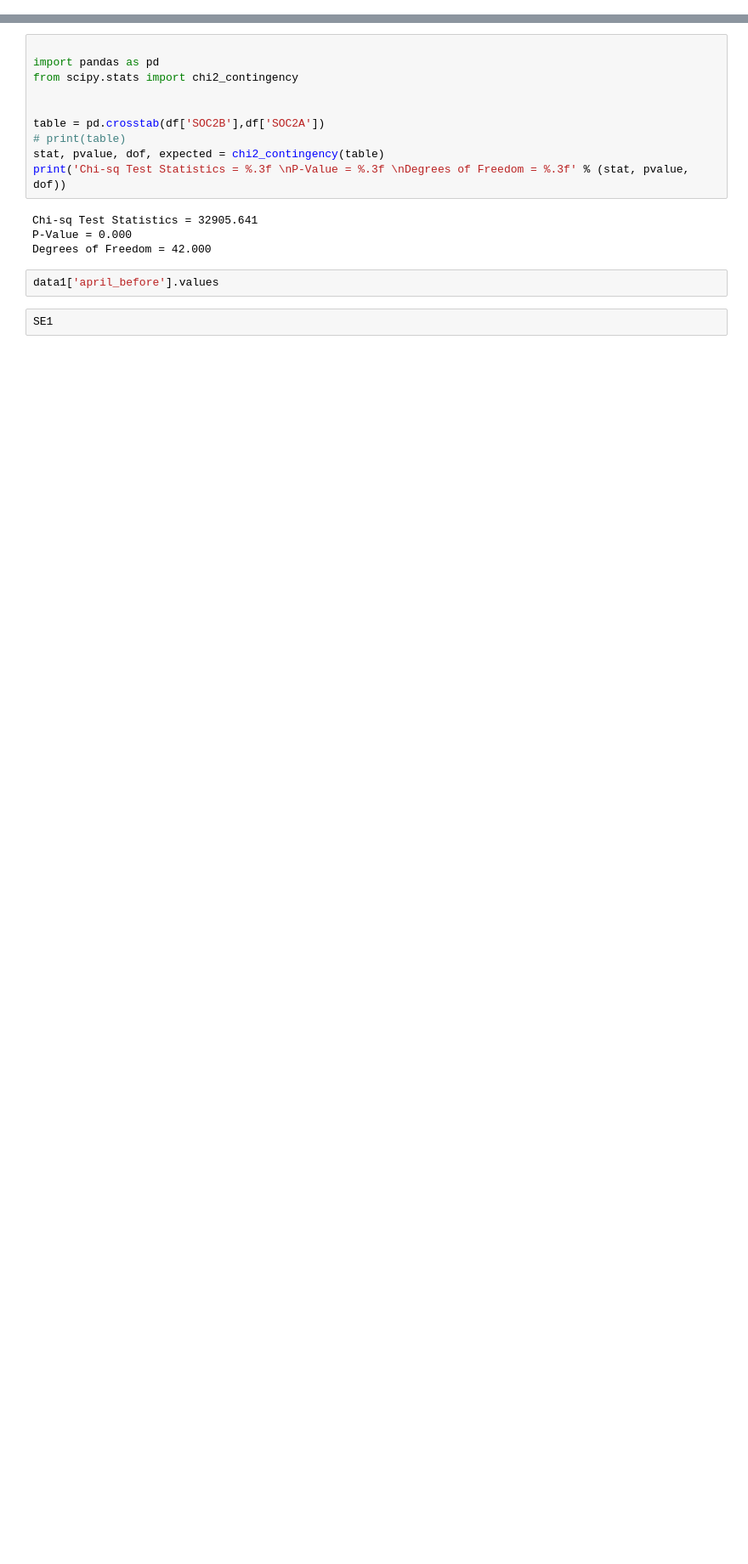
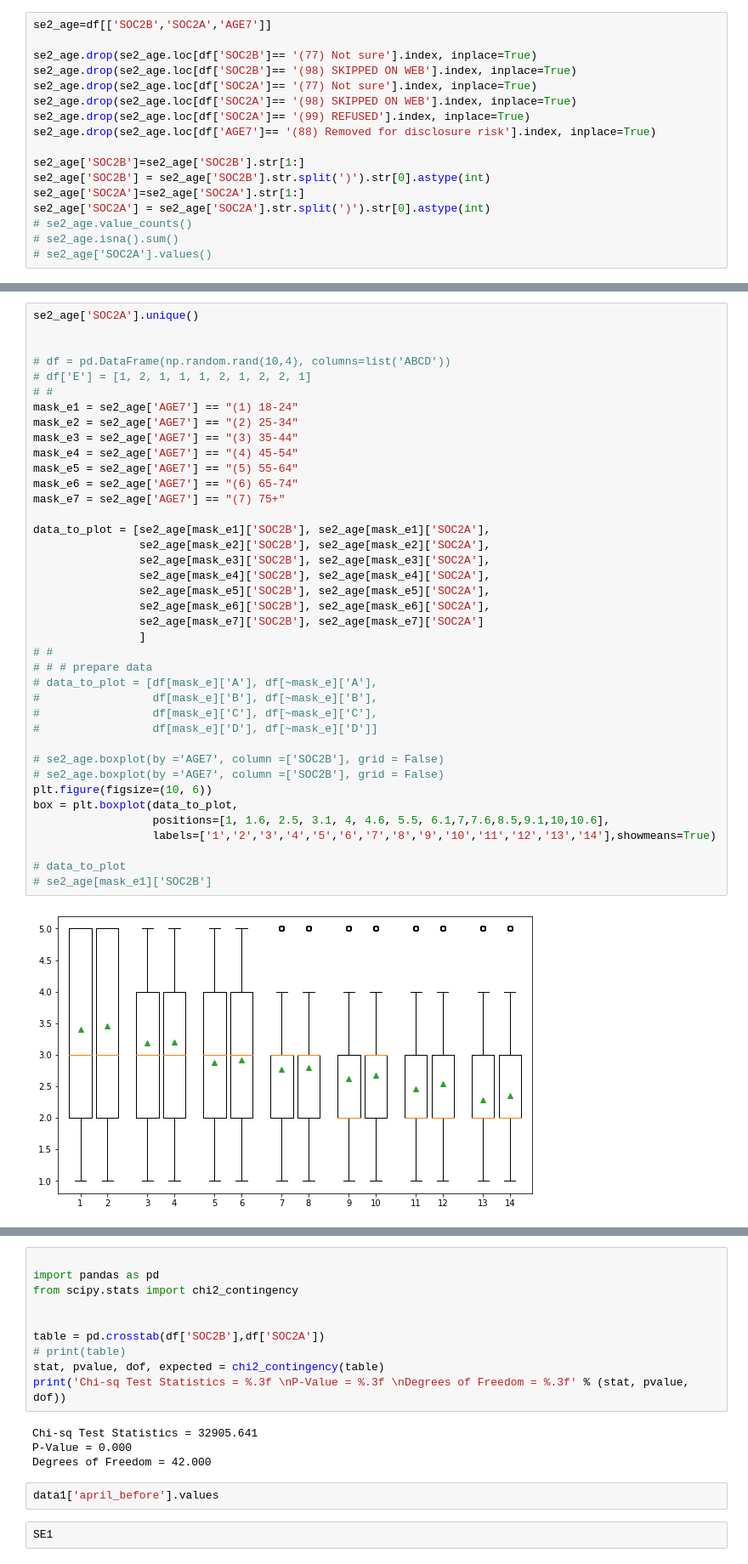
Before and after one commit to meisamasgri/Covid19AndMentalHealth, a Jupyter notebook: Statistical Experiments.ipynb, the cells around one changed output, grey strips where cells are left out. Shown: that part at 85% size. Drawn from its saved outputs; the diff is of its cells as text; blank space fills up the shorter version.

```diff
--- a/Statistical Experiments.ipynb
+++ b/Statistical Experiments.ipynb
@@ -116,0 +198,17 @@ s.set(xlabel='Social (After Covid Pandemic)', ylabel='Social (Before Covid Pande
+# %%
+se2_age=df[['SOC2B','SOC2A','AGE7']]
+
+se2_age.drop(se2_age.loc[df['SOC2B']== '(77) Not sure'].index, inplace=True)
+se2_age.drop(se2_age.loc[df['SOC2B']== '(98) SKIPPED ON WEB'].index, inplace=True)
+se2_age.drop(se2_age.loc[df['SOC2A']== '(77) Not sure'].index, inplace=True)
+se2_age.drop(se2_age.loc[df['SOC2A']== '(98) SKIPPED ON WEB'].index, inplace=True)
+se2_age.drop(se2_age.loc[df['SOC2A']== '(99) REFUSED'].index, inplace=True)
+se2_age.drop(se2_age.loc[df['AGE7']== '(88) Removed for disclosure risk'].index, inplace=True)
+
+se2_age['SOC2B']=se2_age['SOC2B'].str[1:]
+se2_age['SOC2B'] = se2_age['SOC2B'].str.split(')').str[0].astype(int)
+se2_age['SOC2A']=se2_age['SOC2A'].str[1:]
+se2_age['SOC2A'] = se2_age['SOC2A'].str.split(')').str[0].astype(int)
+# se2_age.value_counts()
+# se2_age.isna().sum()
+# se2_age['SOC2A'].values()
@@ -116,0 +233,41 @@ s.set(xlabel='Social (After Covid Pandemic)', ylabel='Social (Before Covid Pande
+# %%
+se2_age['SOC2A'].unique()
+
+
+# df = pd.DataFrame(np.random.rand(10,4), columns=list('ABCD'))
+# df['E'] = [1, 2, 1, 1, 1, 2, 1, 2, 2, 1]
+# #
+mask_e1 = se2_age['AGE7'] == "(1) 18-24"
+mask_e2 = se2_age['AGE7'] == "(2) 25-34"
+mask_e3 = se2_age['AGE7'] == "(3) 35-44"
+mask_e4 = se2_age['AGE7'] == "(4) 45-54"
+mask_e5 = se2_age['AGE7'] == "(5) 55-64"
+mask_e6 = se2_age['AGE7'] == "(6) 65-74"
+mask_e7 = se2_age['AGE7'] == "(7) 75+"
+
+data_to_plot = [se2_age[mask_e1]['SOC2B'], se2_age[mask_e1]['SOC2A'],
+                se2_age[mask_e2]['SOC2B'], se2_age[mask_e2]['SOC2A'],
+                se2_age[mask_e3]['SOC2B'], se2_age[mask_e3]['SOC2A'],
+                se2_age[mask_e4]['SOC2B'], se2_age[mask_e4]['SOC2A'],
+                se2_age[mask_e5]['SOC2B'], se2_age[mask_e5]['SOC2A'],
+                se2_age[mask_e6]['SOC2B'], se2_age[mask_e6]['SOC2A'],
+                se2_age[mask_e7]['SOC2B'], se2_age[mask_e7]['SOC2A']
+                ]
+# #
+# # # prepare data
+# data_to_plot = [df[mask_e]['A'], df[~mask_e]['A'],
+#                 df[mask_e]['B'], df[~mask_e]['B'],
+#                 df[mask_e]['C'], df[~mask_e]['C'],
+#                 df[mask_e]['D'], df[~mask_e]['D']]
+
+# se2_age.boxplot(by ='AGE7', column =['SOC2B'], grid = False)
+# se2_age.boxplot(by ='AGE7', column =['SOC2B'], grid = False)
+plt.figure(figsize=(10, 6))
+box = plt.boxplot(data_to_plot,
+                  positions=[1, 1.6, 2.5, 3.1, 4, 4.6, 5.5, 6.1,7,7.6,8.5,9.1,10,10.6],
+                  labels=['1','2','3','4','5','6','7','8','9','10','11','12','13','14'],showmeans=True)
+
+# data_to_plot
+# se2_age[mask_e1]['SOC2B']
+# %% [output]
+[figure, added]
```
Also changed, not shown: parts of 29 cells of this notebook.
